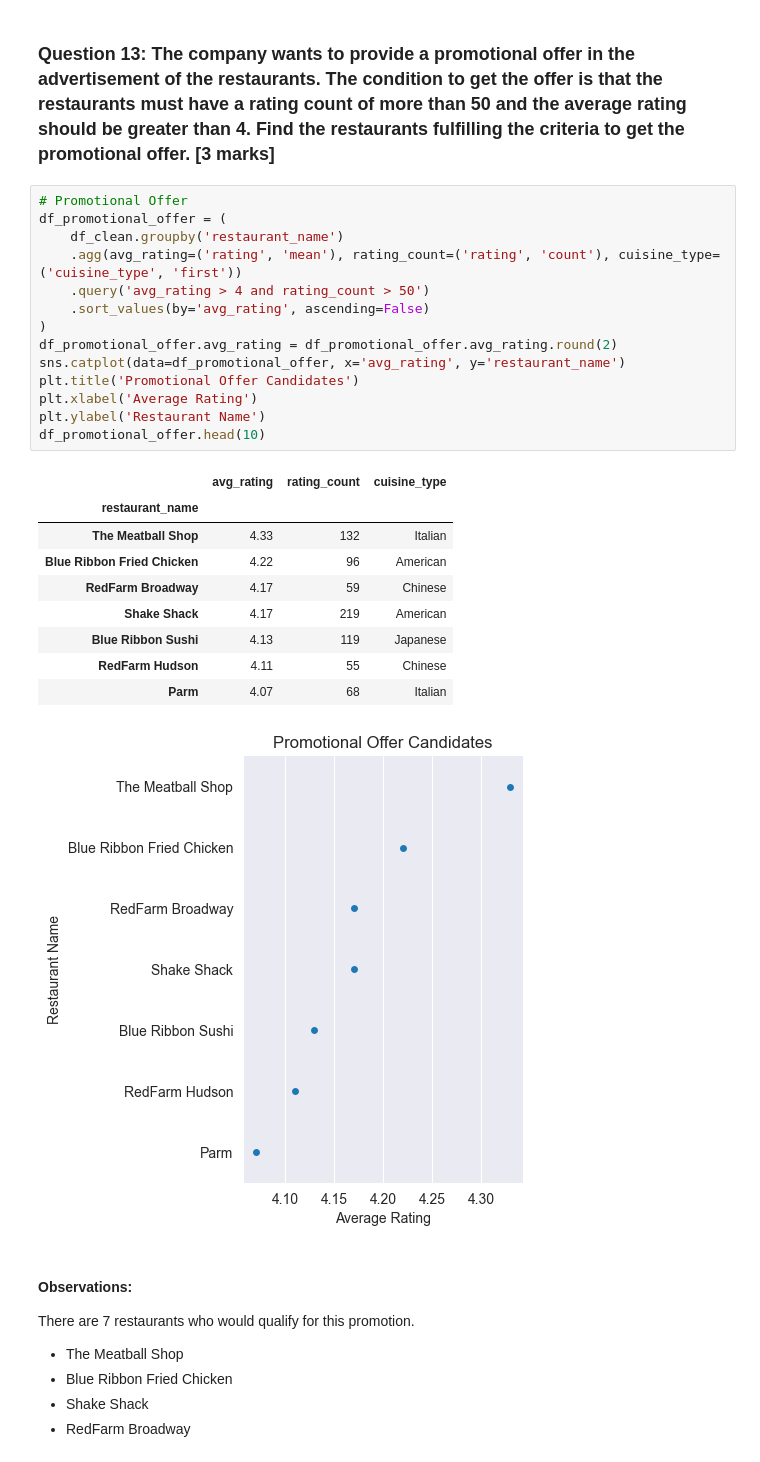
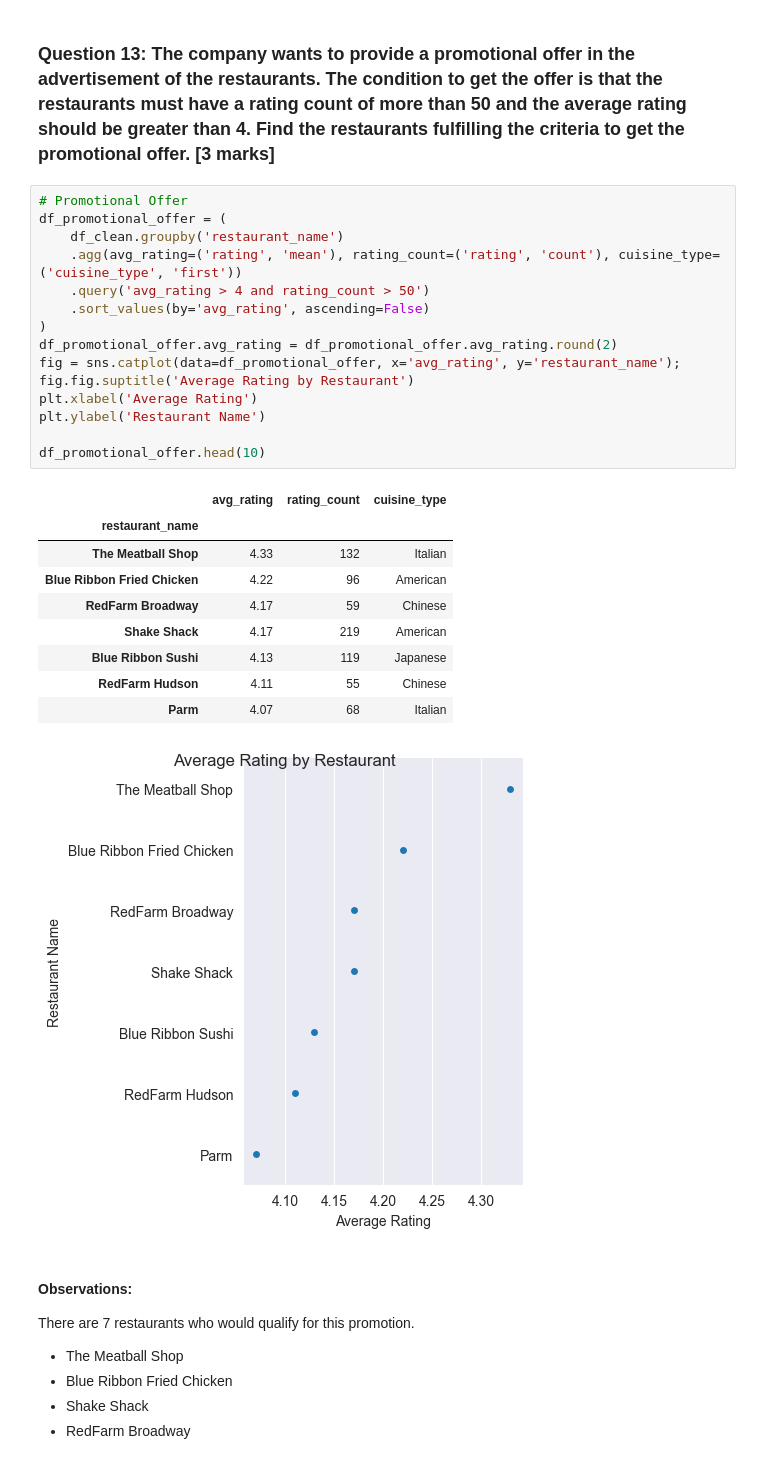
Before and after one commit to DanielLevenstein/FoodHub_UT_ML_Project1, a Jupyter notebook: FoodHubDataAnalysis.ipynb, the cells around one changed output. Cells and saved outputs as stored; diff of their text form.

```diff
--- a/FoodHubDataAnalysis.ipynb
+++ b/FoodHubDataAnalysis.ipynb
@@ -654,28 +675,29 @@ sns.heatmap(df_stats_by_restaurant[['avg_rating', 'avg_cost_of_the_order','avg_f
 # %%
 # Promotional Offer
 df_promotional_offer = (
     df_clean.groupby('restaurant_name')
     .agg(avg_rating=('rating', 'mean'), rating_count=('rating', 'count'), cuisine_type=('cuisine_type', 'first'))
     .query('avg_rating > 4 and rating_count > 50')
     .sort_values(by='avg_rating', ascending=False)
 )
 df_promotional_offer.avg_rating = df_promotional_offer.avg_rating.round(2)
-sns.catplot(data=df_promotional_offer, x='avg_rating', y='restaurant_name')
-plt.title('Promotional Offer Candidates')
+fig = sns.catplot(data=df_promotional_offer, x='avg_rating', y='restaurant_name');
+fig.fig.suptitle('Average Rating by Restaurant')
 plt.xlabel('Average Rating')
 plt.ylabel('Restaurant Name')
+
 df_promotional_offer.head(10)
 # %% [output]
 |  | avg_rating | rating_count | cuisine_type |
 | restaurant_name |  |  |  |
 | The Meatball Shop | 4.33 | 132 | Italian |
 | Blue Ribbon Fried Chicken | 4.22 | 96 | American |
 | RedFarm Broadway | 4.17 | 59 | Chinese |
 | Shake Shack | 4.17 | 219 | American |
 | Blue Ribbon Sushi | 4.13 | 119 | Japanese |
 | RedFarm Hudson | 4.11 | 55 | Chinese |
 | Parm | 4.07 | 68 | Italian |
-[figure, old version]
+[figure, new version]
 # %% [markdown]
 #### Observations:
 
```
Also changed, not shown: parts of 19 cells of this notebook, 6 other files.
